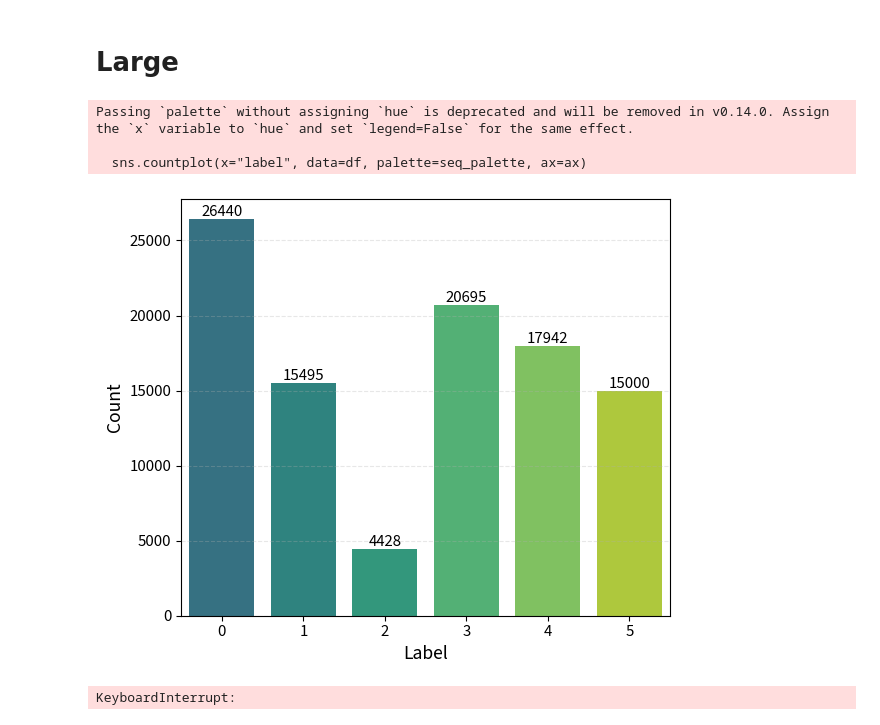
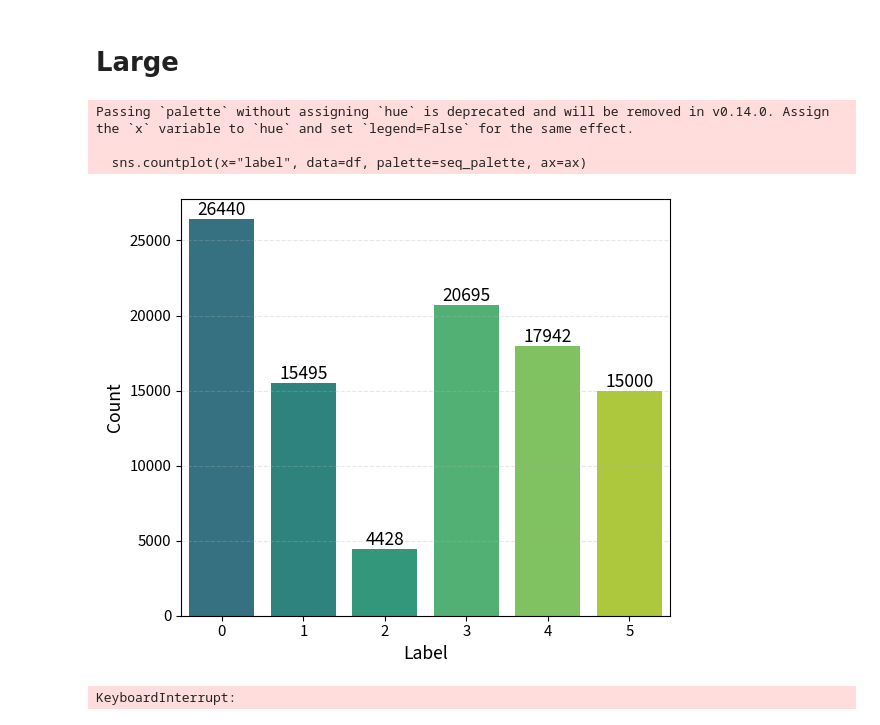
Before and after one commit to itzTerra/vis-desc, a Jupyter notebook: modules/lab/src/models/encoder/data_preparation.ipynb, the cells around one changed output. Cells and saved outputs as stored; diff of their text form; code cells hidden in the pictures.

Commit message:
fix(lab): update large dataset histogram fonts

```diff
--- a/modules/lab/src/models/encoder/data_preparation.ipynb
+++ b/modules/lab/src/models/encoder/data_preparation.ipynb
@@ -464,43 +464,38 @@ assert not sm_minilm.explode("cls")["cls"].isna().any()
 # %% [markdown]
 # Large
 # %%
-import matplotlib.pyplot as plt
-import seaborn as sns
-
-from evaluation.plot_style import (
-    apply_plot_style,
-    CMAP_SEQUENTIAL_PRIMARY,
-)
+TICK_FONT_SIZE = 14
+ANNOT_FONT_SIZE = 14  # noqa: F811
 
 apply_plot_style()
 
 ds_large = pd.read_parquet(DATA_DIR / "datasets" / "large" / "combined.parquet")
 
 n_labels = ds_large["label"].nunique()
 seq_palette = sns.color_palette(CMAP_SEQUENTIAL_PRIMARY, n_colors=n_labels + 3)[3:]
 
 
 def _countplot(ax, df, title=None):
     sns.countplot(x="label", data=df, palette=seq_palette, ax=ax)
     for container in ax.containers:
         ax.bar_label(container, fontsize=ANNOT_FONT_SIZE)
     if title:
         ax.set_title(title, fontsize=TITLE_FONT_SIZE)
     ax.set_xlabel("Label", fontsize=LABEL_FONT_SIZE)
     ax.set_ylabel("Count", fontsize=LABEL_FONT_SIZE)
 
 
 # Figure 1 – full dataset
 fig1, ax1 = plt.subplots(figsize=(6, 5))
 _countplot(ax1, ds_large)
 fig1.tight_layout()
 fig1.savefig(DATA_DIR / "figures" / "label_distribution_large.pdf", bbox_inches="tight")
 plt.show()
 # %% [output]
 Passing `palette` without assigning `hue` is deprecated and will be removed in v0.14.0. Assign the `x` variable to `hue` and set `legend=False` for the same effect.
 
   sns.countplot(x="label", data=df, palette=seq_palette, ax=ax)
-[figure, old version]
+[figure, new version]
 # %%
 embedding_df = ds_large[["text"]].copy()
 embedding_df["cls"] = model.encode(ds_large["text"].tolist()).tolist()
```
